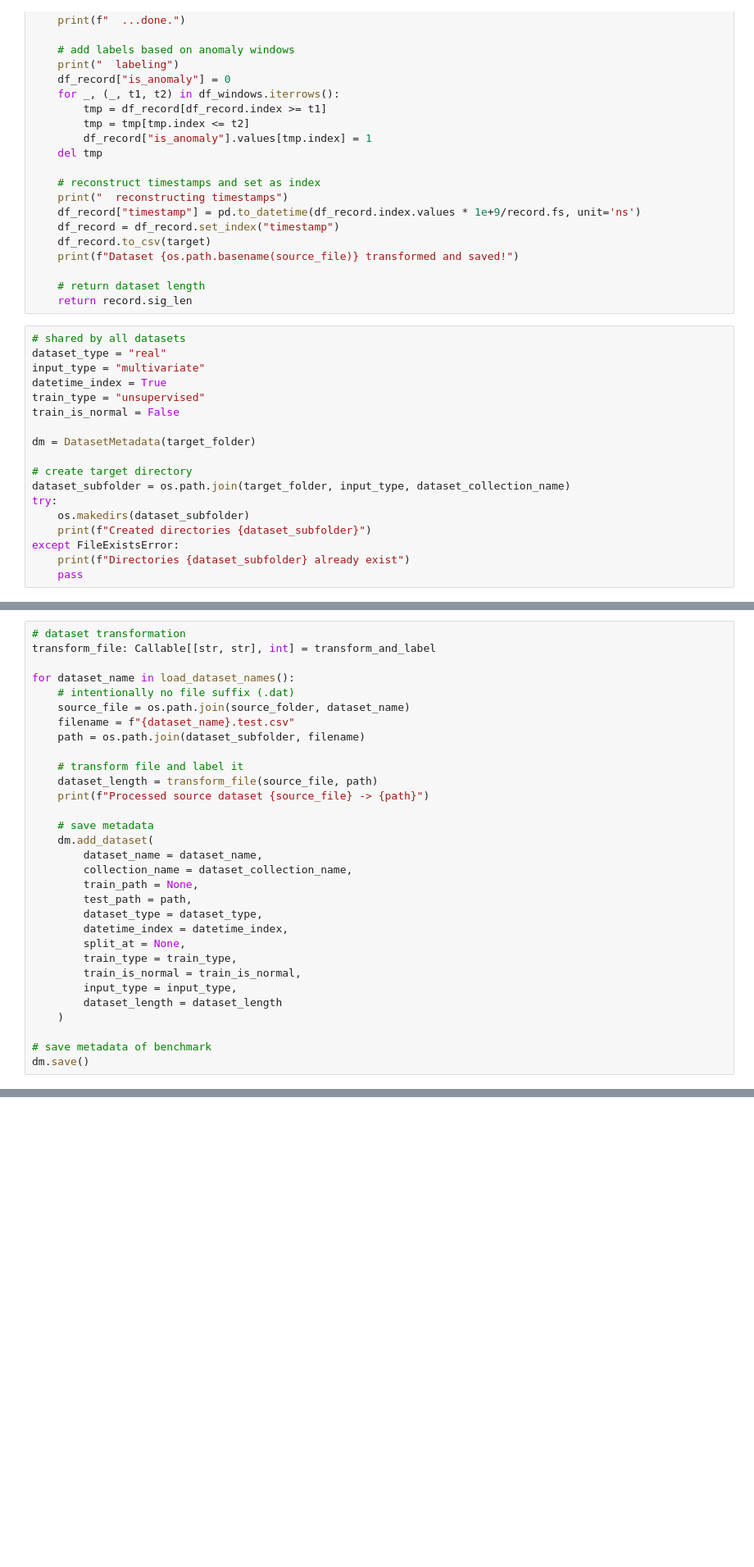
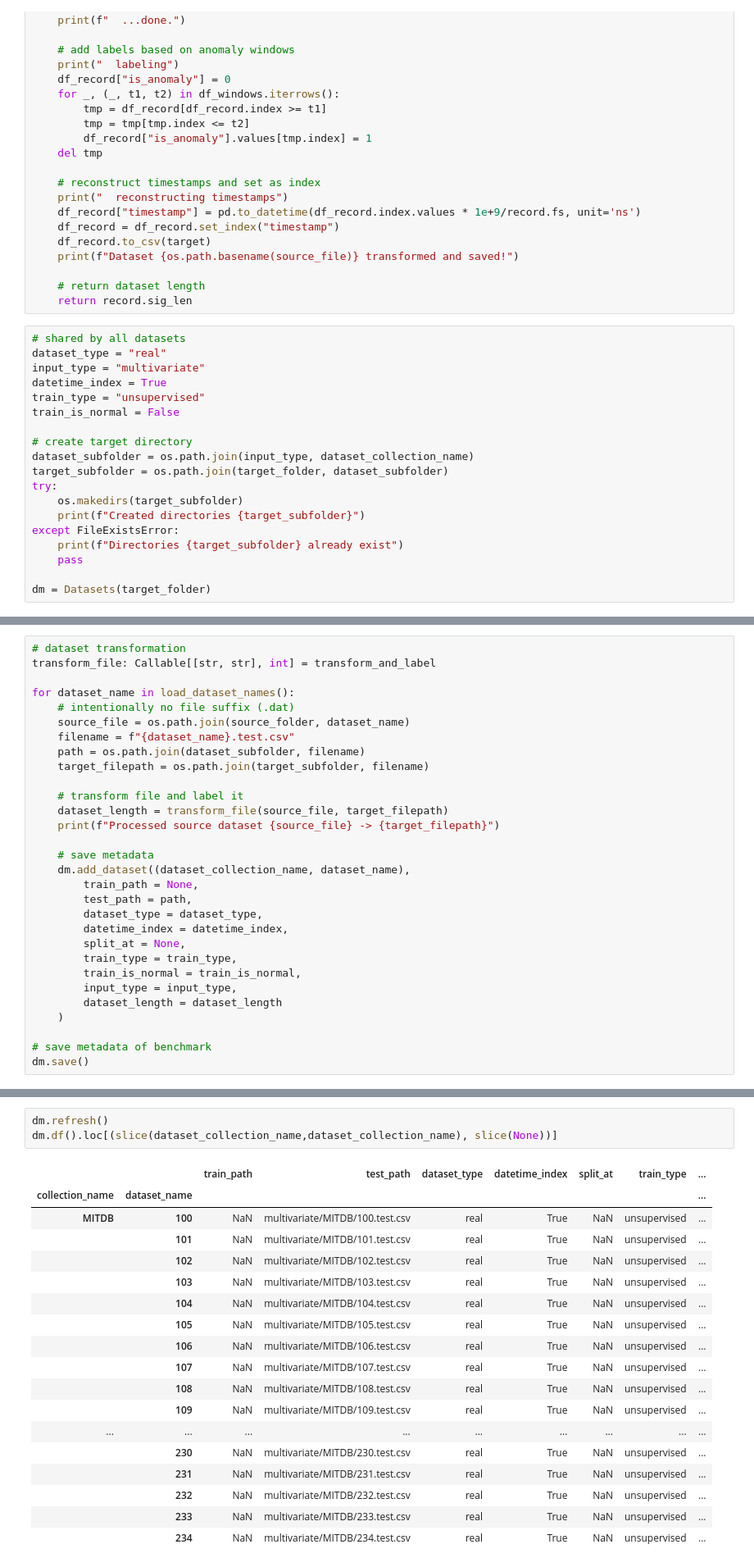
Before and after one commit to TimeEval/TimeEval, a Jupyter notebook: notebooks/data-prep/MIT-BIH Arrhythmia Database.ipynb, the cells around one changed output, grey strips where cells are left out. Shown: that part at 82% size. Drawn from its saved outputs; the diff is of its cells as text; blank space fills up the shorter version.

```diff
--- a/notebooks/data-prep/MIT-BIH Arrhythmia Database.ipynb
+++ b/notebooks/data-prep/MIT-BIH Arrhythmia Database.ipynb
@@ -258,14 +161,15 @@ datetime_index = True
 train_type = "unsupervised"
 train_is_normal = False
 
-dm = DatasetMetadata(target_folder)
+# create target directory
+dataset_subfolder = os.path.join(input_type, dataset_collection_name)
+target_subfolder = os.path.join(target_folder, dataset_subfolder)
+try:
+    os.makedirs(target_subfolder)
+    print(f"Created directories {target_subfolder}")
+except FileExistsError:
+    print(f"Directories {target_subfolder} already exist")
+    pass
 
-# create target directory
-dataset_subfolder = os.path.join(target_folder, input_type, dataset_collection_name)
-try:
-    os.makedirs(dataset_subfolder)
-    print(f"Created directories {dataset_subfolder}")
-except FileExistsError:
-    print(f"Directories {dataset_subfolder} already exist")
-    pass
+dm = Datasets(target_folder)
 # %% [output]
@@ -279,15 +183,14 @@ for dataset_name in load_dataset_names():
     source_file = os.path.join(source_folder, dataset_name)
     filename = f"{dataset_name}.test.csv"
     path = os.path.join(dataset_subfolder, filename)
+    target_filepath = os.path.join(target_subfolder, filename)
 
     # transform file and label it
-    dataset_length = transform_file(source_file, path)
-    print(f"Processed source dataset {source_file} -> {path}")
+    dataset_length = transform_file(source_file, target_filepath)
+    print(f"Processed source dataset {source_file} -> {target_filepath}")
 
     # save metadata
-    dm.add_dataset(
-        dataset_name = dataset_name,
-        collection_name = dataset_collection_name,
+    dm.add_dataset((dataset_collection_name, dataset_name),
         train_path = None,
         test_path = path,
         dataset_type = dataset_type,
@@ -339,0 +225,22 @@ dm._df
+# %%
+dm.refresh()
+dm.df().loc[(slice(dataset_collection_name,dataset_collection_name), slice(None))]
+# %% [output]
+|  |  | train_path | test_path | dataset_type | datetime_index | split_at | train_type | ... |
+| collection_name | dataset_name |  |  |  |  |  |  | ... |
+| MITDB | 100 | NaN | multivariate/MITDB/100.test.csv | real | True | NaN | unsupervised | ... |
+|  | 101 | NaN | multivariate/MITDB/101.test.csv | real | True | NaN | unsupervised | ... |
+|  | 102 | NaN | multivariate/MITDB/102.test.csv | real | True | NaN | unsupervised | ... |
+|  | 103 | NaN | multivariate/MITDB/103.test.csv | real | True | NaN | unsupervised | ... |
+|  | 104 | NaN | multivariate/MITDB/104.test.csv | real | True | NaN | unsupervised | ... |
+|  | 105 | NaN | multivariate/MITDB/105.test.csv | real | True | NaN | unsupervised | ... |
+|  | 106 | NaN | multivariate/MITDB/106.test.csv | real | True | NaN | unsupervised | ... |
+|  | 107 | NaN | multivariate/MITDB/107.test.csv | real | True | NaN | unsupervised | ... |
+|  | 108 | NaN | multivariate/MITDB/108.test.csv | real | True | NaN | unsupervised | ... |
+|  | 109 | NaN | multivariate/MITDB/109.test.csv | real | True | NaN | unsupervised | ... |
+| ... | ... | ... | ... | ... | ... | ... | ... | ... |
+|  | 230 | NaN | multivariate/MITDB/230.test.csv | real | True | NaN | unsupervised | ... |
+|  | 231 | NaN | multivariate/MITDB/231.test.csv | real | True | NaN | unsupervised | ... |
+|  | 232 | NaN | multivariate/MITDB/232.test.csv | real | True | NaN | unsupervised | ... |
+|  | 233 | NaN | multivariate/MITDB/233.test.csv | real | True | NaN | unsupervised | ... |
+|  | 234 | NaN | multivariate/MITDB/234.test.csv | real | True | NaN | unsupervised | ... |
```
Also changed, not shown: parts of 26 cells of this notebook, 19 other files.
